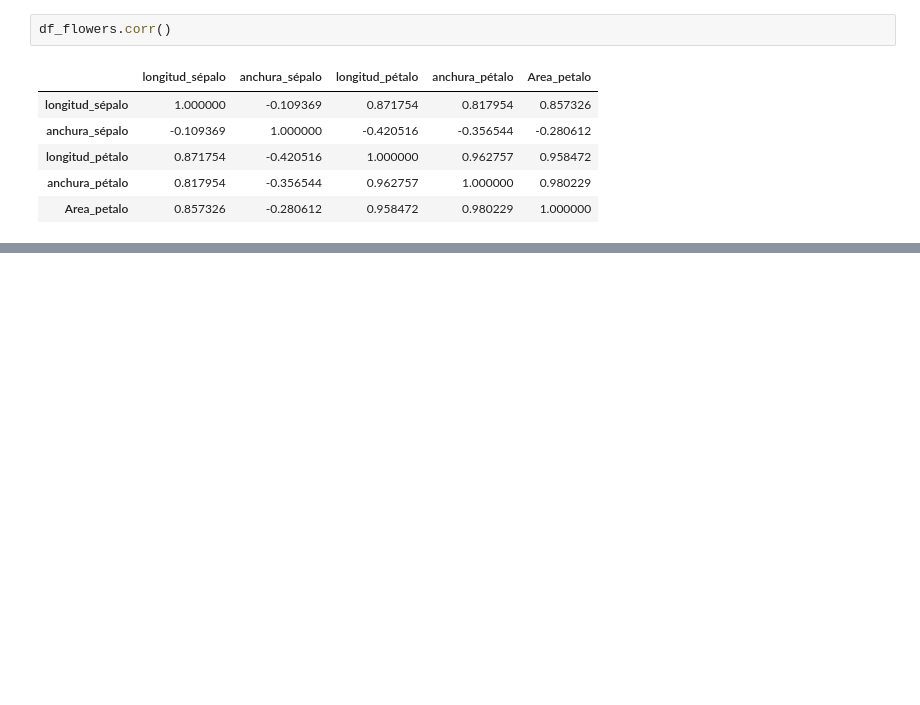
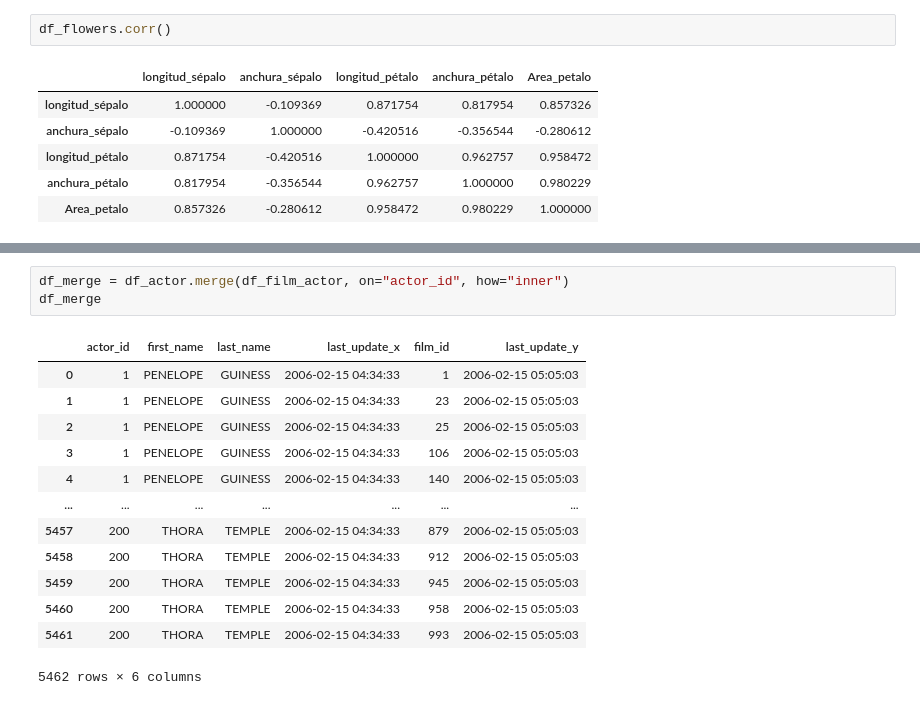
Before and after one commit to elbarbero/Python-Numpy-y-Pandas, a Jupyter notebook: Ejercicios/Ejercicios_Variados.ipynb, the cells around one changed output, grey strips where cells are left out. Saved outputs shown, nothing was run; the diff lists cells and outputs as text; blank space fills up the shorter version.

```diff
--- a/Ejercicios/Ejercicios_Variados.ipynb
+++ b/Ejercicios/Ejercicios_Variados.ipynb
@@ -574,0 +776,17 @@ df_flowers.corr()
+# %%
+df_merge = df_actor.merge(df_film_actor, on="actor_id", how="inner")
+df_merge
+# %% [output]
+|  | actor_id | first_name | last_name | last_update_x | film_id | last_update_y |
+| 0 | 1 | PENELOPE | GUINESS | 2006-02-15 04:34:33 | 1 | 2006-02-15 05:05:03 |
+| 1 | 1 | PENELOPE | GUINESS | 2006-02-15 04:34:33 | 23 | 2006-02-15 05:05:03 |
+| 2 | 1 | PENELOPE | GUINESS | 2006-02-15 04:34:33 | 25 | 2006-02-15 05:05:03 |
+| 3 | 1 | PENELOPE | GUINESS | 2006-02-15 04:34:33 | 106 | 2006-02-15 05:05:03 |
+| 4 | 1 | PENELOPE | GUINESS | 2006-02-15 04:34:33 | 140 | 2006-02-15 05:05:03 |
+| ... | ... | ... | ... | ... | ... | ... |
+| 5457 | 200 | THORA | TEMPLE | 2006-02-15 04:34:33 | 879 | 2006-02-15 05:05:03 |
+| 5458 | 200 | THORA | TEMPLE | 2006-02-15 04:34:33 | 912 | 2006-02-15 05:05:03 |
+| 5459 | 200 | THORA | TEMPLE | 2006-02-15 04:34:33 | 945 | 2006-02-15 05:05:03 |
+| 5460 | 200 | THORA | TEMPLE | 2006-02-15 04:34:33 | 958 | 2006-02-15 05:05:03 |
+| 5461 | 200 | THORA | TEMPLE | 2006-02-15 04:34:33 | 993 | 2006-02-15 05:05:03 |
+5462 rows × 6 columns
```
Also changed, not shown: parts of 33 cells of this notebook, 2 other files.
